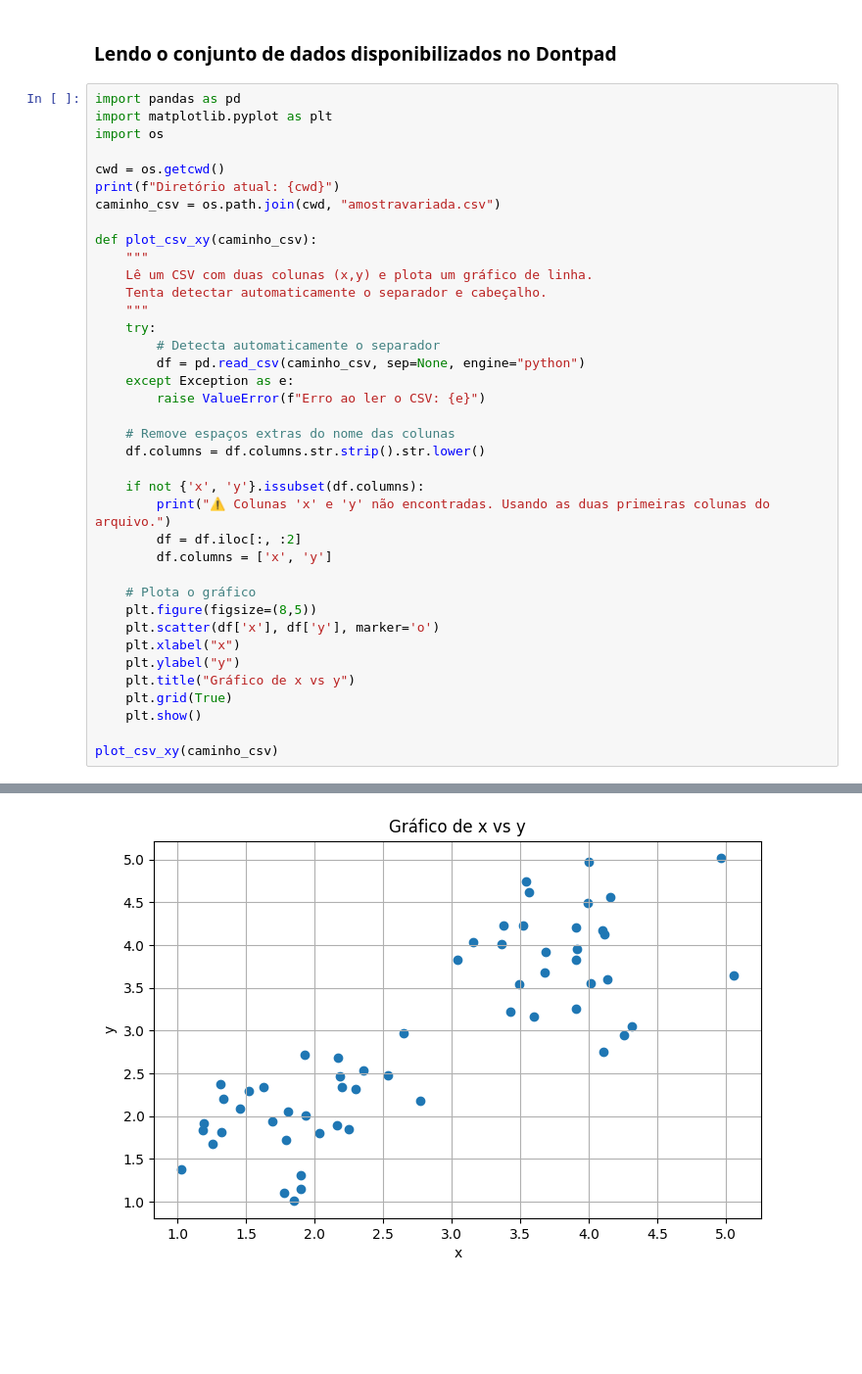
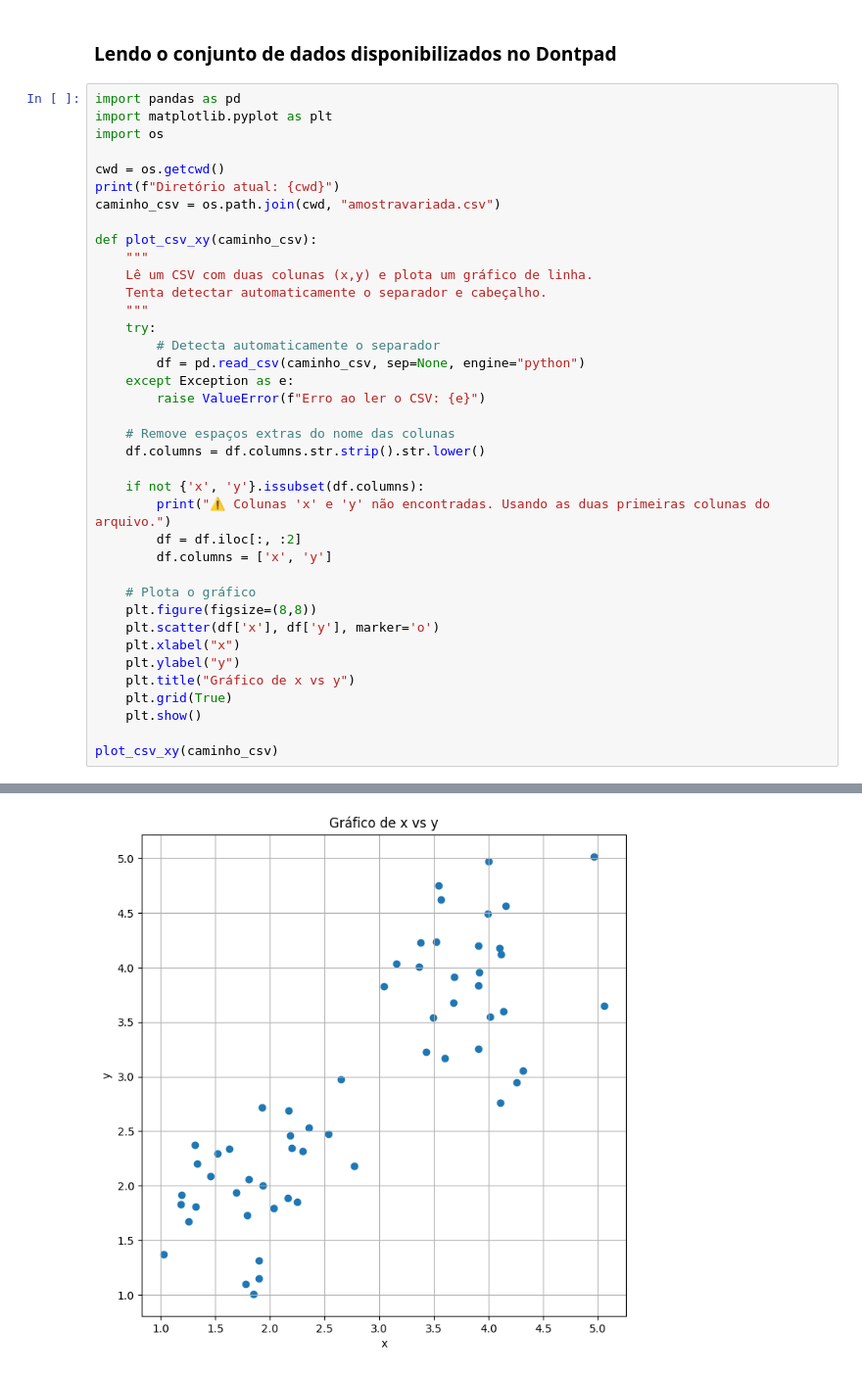
Before and after one commit to Lur4n/RNA, a Jupyter notebook: Aula1.ipynb, the cells around one changed output, grey strips where cells are left out. Shown at 98% size. Saved outputs shown, nothing was run; the diff lists cells and outputs as text; blank space fills up the shorter version.

```diff
--- a/Aula1.ipynb
+++ b/Aula1.ipynb
@@ -18,32 +14,32 @@ caminho_csv = os.path.join(cwd, "amostravariada.csv")
 def plot_csv_xy(caminho_csv):
     """
     Lê um CSV com duas colunas (x,y) e plota um gráfico de linha.
     Tenta detectar automaticamente o separador e cabeçalho.
     """
     try:
         # Detecta automaticamente o separador
         df = pd.read_csv(caminho_csv, sep=None, engine="python")
     except Exception as e:
         raise ValueError(f"Erro ao ler o CSV: {e}")
 
     # Remove espaços extras do nome das colunas
     df.columns = df.columns.str.strip().str.lower()
 
     if not {'x', 'y'}.issubset(df.columns):
         print("⚠️ Colunas 'x' e 'y' não encontradas. Usando as duas primeiras colunas do arquivo.")
         df = df.iloc[:, :2]
         df.columns = ['x', 'y']
 
     # Plota o gráfico
-    plt.figure(figsize=(8,5))
+    plt.figure(figsize=(8,8))
     plt.scatter(df['x'], df['y'], marker='o')
     plt.xlabel("x")
     plt.ylabel("y")
     plt.title("Gráfico de x vs y")
     plt.grid(True)
     plt.show()
 
 plot_csv_xy(caminho_csv)
 # %% [output]
 Diretório atual: c:\Users\luanc\projeto\rna
-[figure, old version]
+[figure, new version]
```
Also changed, not shown: parts of 7 cells of this notebook.
